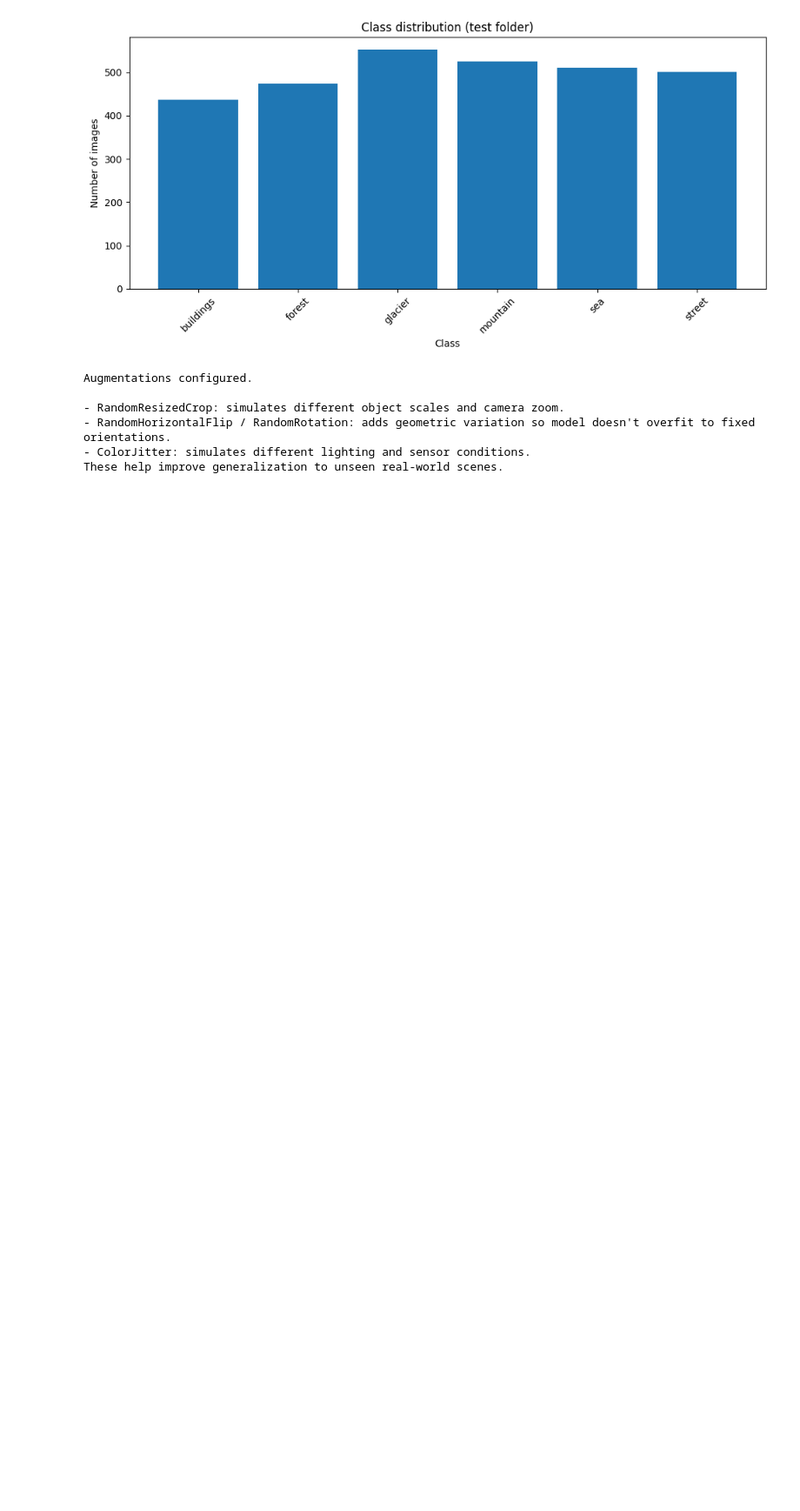
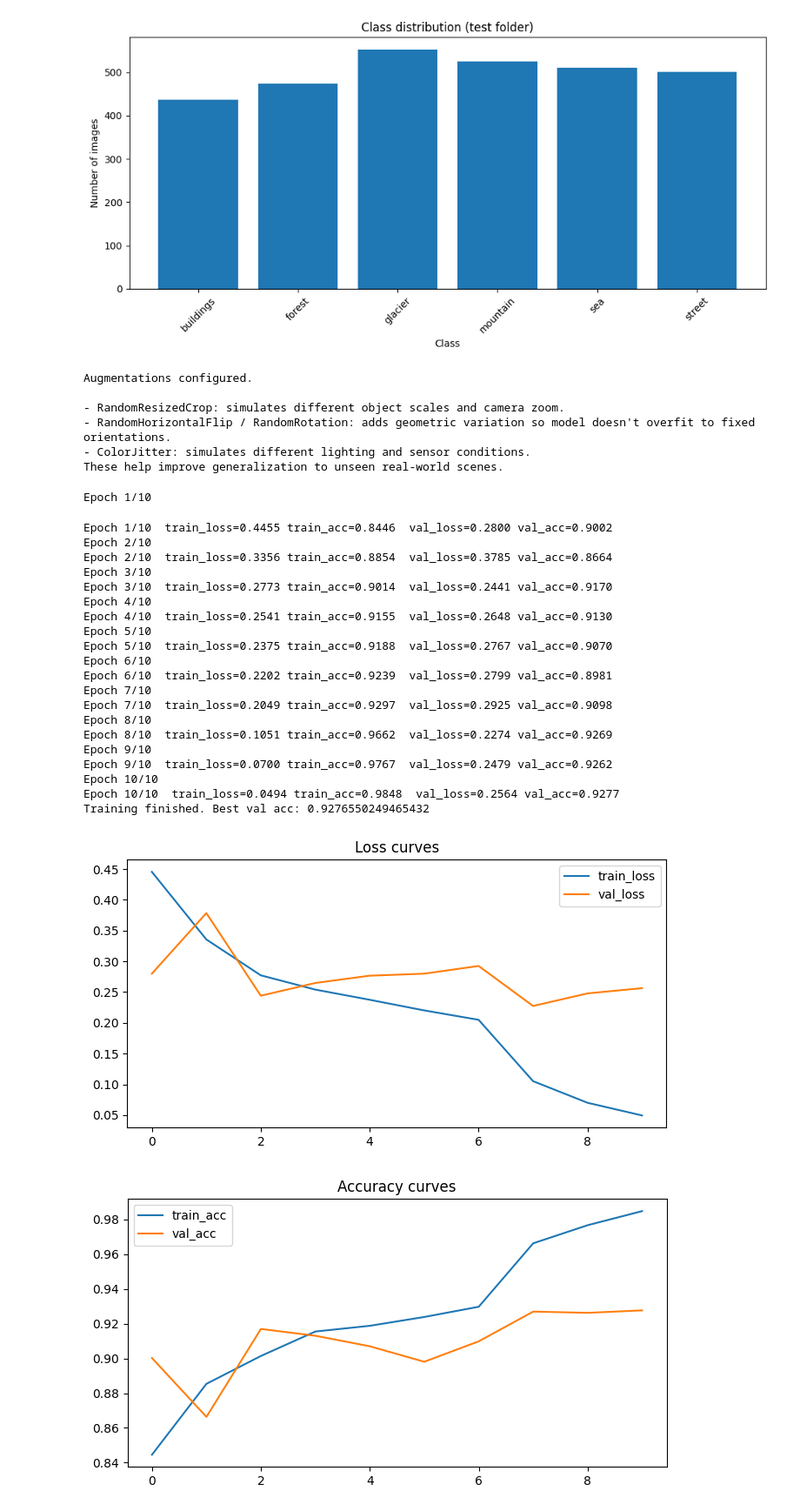
Before and after one commit to BUSH222/MISIS-intro_to_ml_course, a Jupyter notebook: src/05_lab_nn_intro.ipynb, the cells around one changed output. Shown at 87% size. Cells and saved outputs as stored; diff of their text form; code cells hidden in the pictures; blank space fills up the shorter version.

Commit message:
it trained lol

```diff
--- a/src/05_lab_nn_intro.ipynb
+++ b/src/05_lab_nn_intro.ipynb
@@ -34,18 +34,18 @@ if (cwd / 'intel-image-classification').exists():
 elif (cwd.parent / 'intel-image-classification').exists():
     DATA_DIR = (cwd.parent / 'intel-image-classification').resolve()
 else:
-    DATA_DIR = Path('../intel-image-classification').resolve()  # fallback
+    DATA_DIR = Path('../intel-image-classification').resolve()
 
 print("DATA_DIR:", DATA_DIR)
 IMAGE_SIZE = 224
 BATCH_SIZE = 32
-NUM_WORKERS = 0
+NUM_WORKERS = 4
 RANDOM_SEED = 42
 torch.manual_seed(RANDOM_SEED)
 np.random.seed(RANDOM_SEED)
 random.seed(RANDOM_SEED)
 
-device = torch.device("cpu")
+device = torch.device("cpu")  # lol
 # %% [output]
 DATA_DIR: /Users/tedvtorov/Desktop/py-proj/MISIS/intro_to_ml_course/intel-image-classification
 # %%
@@ -367,12 +366,12 @@ def eval_model(model, dataloader, criterion):
     epoch_acc = correct / total if total>0 else 0.0
     return epoch_loss, epoch_acc, np.array(all_targets), np.array(all_preds), np.array(all_probs)
 
-model_name = "resnet18"   # "mobilenet_v2" "efficientnet_b0"
+model_name = "mobilenet_v2"   # "mobilenet_v2" "efficientnet_b0"
 model = get_model(model_name=model_name, pretrained=True, num_classes=NUM_CLASSES)
 model = model.to(device)
 
 criterion = nn.CrossEntropyLoss()
-optimizer = optim.AdamW(model.parameters(), lr=1e-4, weight_decay=1e-4)
+optimizer = optim.AdamW(model.parameters(), lr=1e-3, weight_decay=1e-4)
 scheduler = optim.lr_scheduler.StepLR(optimizer, step_size=7, gamma=0.1)
 
 NUM_EPOCHS = 10
@@ -380,31 +379,55 @@ NUM_EPOCHS = 10
 history = {"train_loss":[], "train_acc":[], "val_loss":[], "val_acc":[]}
 best_val_acc = 0.0
 best_model_state = None
 
 for epoch in range(NUM_EPOCHS):
+    print(f"Epoch {epoch+1}/{NUM_EPOCHS}")
     train_loss, train_acc = train_one_epoch(model, train_loader, criterion, optimizer)
     val_loss, val_acc, _, _, _ = eval_model(model, val_loader, criterion)
     scheduler.step()
     history["train_loss"].append(train_loss)
     history["train_acc"].append(train_acc)
     history["val_loss"].append(val_loss)
     history["val_acc"].append(val_acc)
     print(f"Epoch {epoch+1}/{NUM_EPOCHS}  train_loss={train_loss:.4f} train_acc={train_acc:.4f}  val_loss={val_loss:.4f} val_acc={val_acc:.4f}")
     if val_acc > best_val_acc:
         best_val_acc = val_acc
         best_model_state = {k:v.cpu() for k,v in model.state_dict().items()}
 
 print("Training finished. Best val acc:", best_val_acc)
 
-# Plot simple learning curves
 plt.figure(figsize=(8,4))
 plt.plot(history["train_loss"], label="train_loss")
 plt.plot(history["val_loss"], label="val_loss")
 plt.legend(); plt.title("Loss curves")
 plt.show()
 
 plt.figure(figsize=(8,4))
 plt.plot(history["train_acc"], label="train_acc")
 plt.plot(history["val_acc"], label="val_acc")
 plt.legend(); plt.title("Accuracy curves")
 plt.show()
+# %% [output]
+Epoch 1/10
+Epoch 1/10  train_loss=0.4455 train_acc=0.8446  val_loss=0.2800 val_acc=0.9002
+Epoch 2/10
+Epoch 2/10  train_loss=0.3356 train_acc=0.8854  val_loss=0.3785 val_acc=0.8664
+Epoch 3/10
+Epoch 3/10  train_loss=0.2773 train_acc=0.9014  val_loss=0.2441 val_acc=0.9170
+Epoch 4/10
+Epoch 4/10  train_loss=0.2541 train_acc=0.9155  val_loss=0.2648 val_acc=0.9130
+Epoch 5/10
+Epoch 5/10  train_loss=0.2375 train_acc=0.9188  val_loss=0.2767 val_acc=0.9070
+Epoch 6/10
+Epoch 6/10  train_loss=0.2202 train_acc=0.9239  val_loss=0.2799 val_acc=0.8981
+Epoch 7/10
+Epoch 7/10  train_loss=0.2049 train_acc=0.9297  val_loss=0.2925 val_acc=0.9098
+Epoch 8/10
+Epoch 8/10  train_loss=0.1051 train_acc=0.9662  val_loss=0.2274 val_acc=0.9269
+Epoch 9/10
+Epoch 9/10  train_loss=0.0700 train_acc=0.9767  val_loss=0.2479 val_acc=0.9262
+Epoch 10/10
+Epoch 10/10  train_loss=0.0494 train_acc=0.9848  val_loss=0.2564 val_acc=0.9277
+Training finished. Best val acc: 0.9276550249465432
+[figure, added]
+[figure, added]
```
Also changed, not shown: parts of 2 cells of this notebook, 1 other file.
